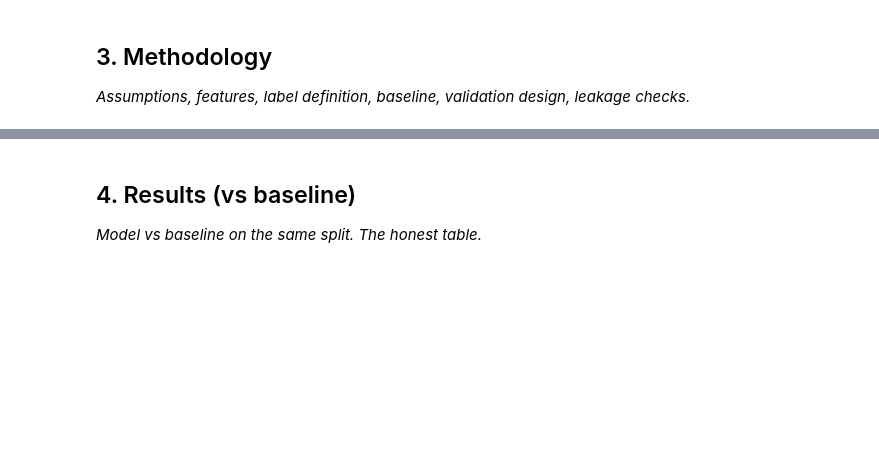
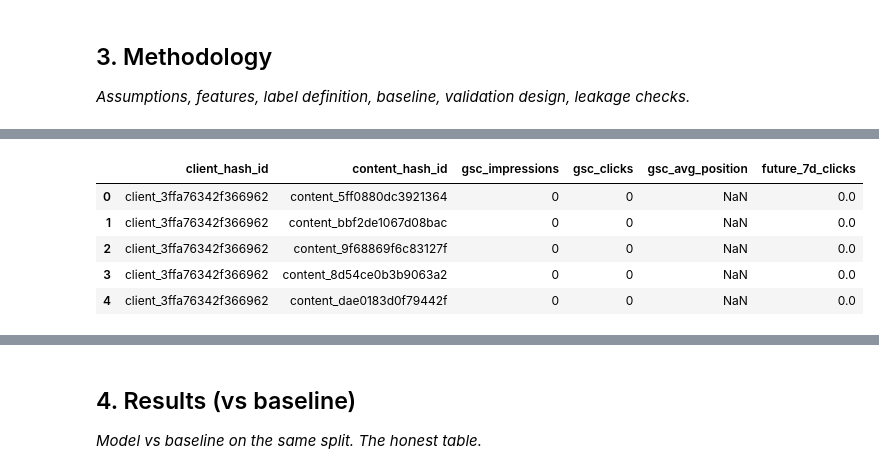
Before and after one commit to varshitha922/flyrank-ml-internship, a Jupyter notebook: work/notebooks/capstone.ipynb, the cells around one changed output, grey strips where cells are left out. Saved outputs shown, nothing was run; the diff lists cells and outputs as text; code cells hidden in the pictures; blank space fills up the shorter version.

```diff
--- a/work/notebooks/capstone.ipynb
+++ b/work/notebooks/capstone.ipynb
@@ -20,0 +51,78 @@ This skeleton is yours to fill. Work the sections **in order** — each one has
+# %%
+# Section 3 — Methodology: create the modeling dataset
+
+%pip -q install duckdb
+
+import duckdb
+import pandas as pd
+from google.colab import userdata
+
+# Get the Hugging Face token from Colab Secrets
+token = userdata.get("HF_TOKEN")
+
+if not token:
+    raise ValueError(
+        "HF_TOKEN is missing. Add it in Colab Secrets and grant notebook access."
+    )
+
+# Create DuckDB connection and Hugging Face access
+con = duckdb.connect()
+
+con.execute(
+    "CREATE OR REPLACE SECRET hf "
+    "(TYPE huggingface, TOKEN '" + token + "')"
+)
+
+# March 2026 data
+march = """
+read_parquet(
+    'hf://datasets/FlyRank/internship-warehouse/fact_content_daily_performance/month=2026-03/*.parquet'
+)
+"""
+
+# Scoring date and following 7-day outcome
+scoring_date = "2026-03-17"
+
+model_data = con.sql(f"""
+WITH scoring AS (
+    SELECT
+        client_hash_id,
+        content_hash_id,
+        gsc_impressions,
+        gsc_clicks,
+        gsc_avg_position
+    FROM {march}
+    WHERE report_date = DATE '{scoring_date}'
+),
+
+future AS (
+    SELECT
+        client_hash_id,
+        content_hash_id,
+        SUM(gsc_clicks) AS future_7d_clicks
+    FROM {march}
+    WHERE report_date > DATE '{scoring_date}'
+      AND report_date <= DATE '{scoring_date}' + INTERVAL 7 DAY
+    GROUP BY client_hash_id, content_hash_id
+)
+
+SELECT
+    s.client_hash_id,
+    s.content_hash_id,
+    s.gsc_impressions,
+    s.gsc_clicks,
+    s.gsc_avg_position,
+    COALESCE(f.future_7d_clicks, 0) AS future_7d_clicks
+FROM scoring s
+LEFT JOIN future f
+    ON s.client_hash_id = f.client_hash_id
+   AND s.content_hash_id = f.content_hash_id
+""").df()
+
+print("Modeling rows:", len(model_data))
+
+display(model_data.head())
+
+print("\nMissing values:")
+display(model_data.isna().sum())
+# %% [output]
@@ -20,0 +130,6 @@ This skeleton is yours to fill. Work the sections **in order** — each one has
+|  | client_hash_id | content_hash_id | gsc_impressions | gsc_clicks | gsc_avg_position | future_7d_clicks |
+| 0 | client_3ffa76342f366962 | content_5ff0880dc3921364 | 0 | 0 | NaN | 0.0 |
+| 1 | client_3ffa76342f366962 | content_bbf2de1067d08bac | 0 | 0 | NaN | 0.0 |
+| 2 | client_3ffa76342f366962 | content_9f68869f6c83127f | 0 | 0 | NaN | 0.0 |
+| 3 | client_3ffa76342f366962 | content_8d54ce0b3b9063a2 | 0 | 0 | NaN | 0.0 |
+| 4 | client_3ffa76342f366962 | content_dae0183d0f79442f | 0 | 0 | NaN | 0.0 |
```
Also changed, not shown: parts of 13 cells of this notebook.
